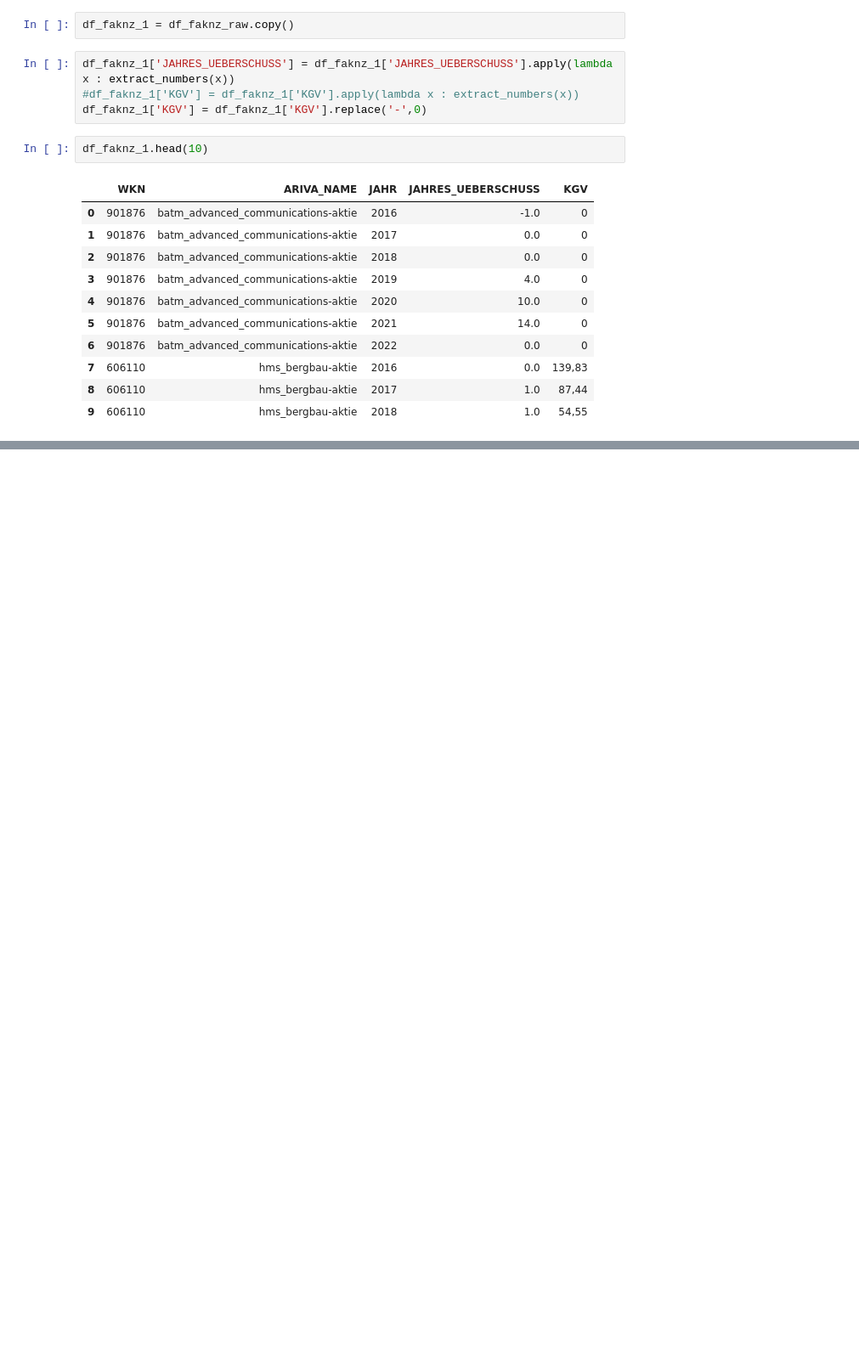
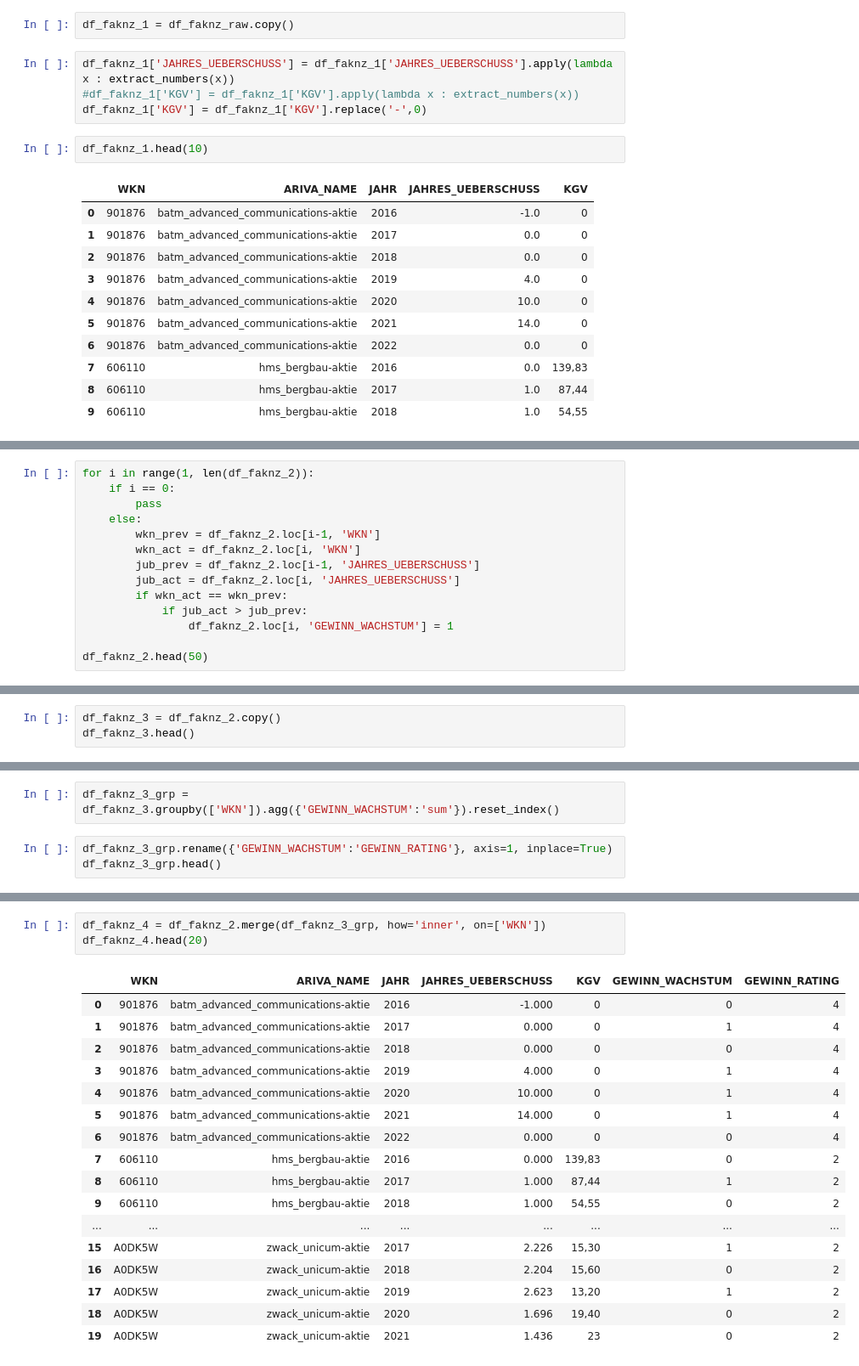
Before and after one commit to Wade-Sys/small_caps, a Jupyter notebook: main.ipynb, the cells around one changed output, grey strips where cells are left out. Shown at 85% size. Drawn from its saved outputs; the diff is of its cells as text; blank space fills up the shorter version.

```diff
--- a/main.ipynb
+++ b/main.ipynb
@@ -177,0 +179,14 @@ df_faknz_2.head(30)
+# %%
+for i in range(1, len(df_faknz_2)):
+    if i == 0:
+        pass
+    else:
+        wkn_prev = df_faknz_2.loc[i-1, 'WKN']
+        wkn_act = df_faknz_2.loc[i, 'WKN']
+        jub_prev = df_faknz_2.loc[i-1, 'JAHRES_UEBERSCHUSS']
+        jub_act = df_faknz_2.loc[i, 'JAHRES_UEBERSCHUSS']
+        if wkn_act == wkn_prev:
+            if jub_act > jub_prev:
+                df_faknz_2.loc[i, 'GEWINN_WACHSTUM'] = 1
+
+df_faknz_2.head(50)
@@ -177,0 +211,3 @@ df_faknz_2.head(30)
+# %%
+df_faknz_3 = df_faknz_2.copy()
+df_faknz_3.head()
@@ -177,0 +221,5 @@ df_faknz_2.head(30)
+# %%
+df_faknz_3_grp = df_faknz_3.groupby(['WKN']).agg({'GEWINN_WACHSTUM':'sum'}).reset_index()
+# %%
+df_faknz_3_grp.rename({'GEWINN_WACHSTUM':'GEWINN_RATING'}, axis=1, inplace=True)
+df_faknz_3_grp.head()
@@ -177,0 +233,21 @@ df_faknz_2.head(30)
+# %%
+df_faknz_4 = df_faknz_2.merge(df_faknz_3_grp, how='inner', on=['WKN'])
+df_faknz_4.head(20)
+# %% [output]
+|  | WKN | ARIVA_NAME | JAHR | JAHRES_UEBERSCHUSS | KGV | GEWINN_WACHSTUM | GEWINN_RATING |
+| 0 | 901876 | batm_advanced_communications-aktie | 2016 | -1.000 | 0 | 0 | 4 |
+| 1 | 901876 | batm_advanced_communications-aktie | 2017 | 0.000 | 0 | 1 | 4 |
+| 2 | 901876 | batm_advanced_communications-aktie | 2018 | 0.000 | 0 | 0 | 4 |
+| 3 | 901876 | batm_advanced_communications-aktie | 2019 | 4.000 | 0 | 1 | 4 |
+| 4 | 901876 | batm_advanced_communications-aktie | 2020 | 10.000 | 0 | 1 | 4 |
+| 5 | 901876 | batm_advanced_communications-aktie | 2021 | 14.000 | 0 | 1 | 4 |
+| 6 | 901876 | batm_advanced_communications-aktie | 2022 | 0.000 | 0 | 0 | 4 |
+| 7 | 606110 | hms_bergbau-aktie | 2016 | 0.000 | 139,83 | 0 | 2 |
+| 8 | 606110 | hms_bergbau-aktie | 2017 | 1.000 | 87,44 | 1 | 2 |
+| 9 | 606110 | hms_bergbau-aktie | 2018 | 1.000 | 54,55 | 0 | 2 |
+| ... | ... | ... | ... | ... | ... | ... | ... |
+| 15 | A0DK5W | zwack_unicum-aktie | 2017 | 2.226 | 15,30 | 1 | 2 |
+| 16 | A0DK5W | zwack_unicum-aktie | 2018 | 2.204 | 15,60 | 0 | 2 |
+| 17 | A0DK5W | zwack_unicum-aktie | 2019 | 2.623 | 13,20 | 1 | 2 |
+| 18 | A0DK5W | zwack_unicum-aktie | 2020 | 1.696 | 19,40 | 0 | 2 |
+| 19 | A0DK5W | zwack_unicum-aktie | 2021 | 1.436 | 23 | 0 | 2 |
```
Also changed, not shown: parts of 12 cells of this notebook, 2 other files.
